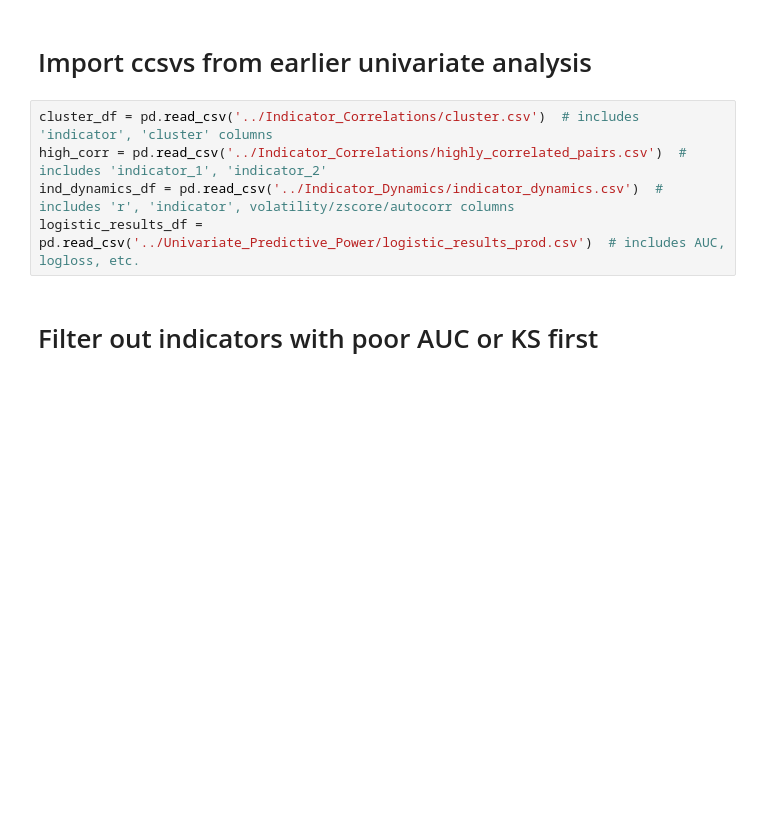
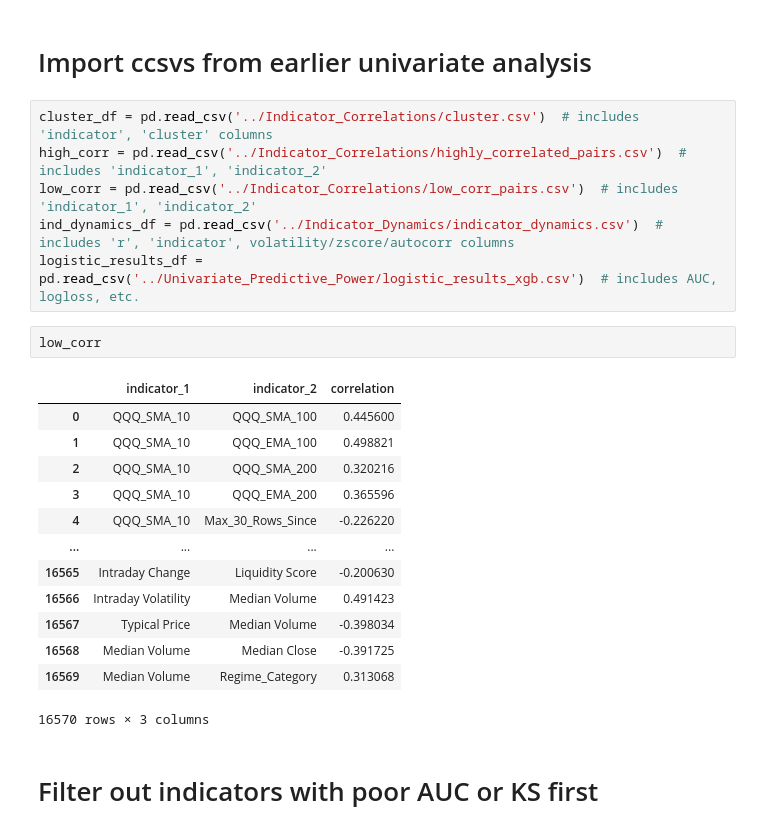
Before and after one commit to bchase17/Fracturion, a Jupyter notebook: Indicator_Selection_Pipeline/Multivariate_Interactions/multivar_interactions.ipynb, the cells around one changed output. Cells and saved outputs as stored; diff of their text form; blank space fills up the shorter version.

```diff
--- a/Indicator_Selection_Pipeline/Multivariate_Interactions/multivar_interactions.ipynb
+++ b/Indicator_Selection_Pipeline/Multivariate_Interactions/multivar_interactions.ipynb
@@ -23,8 +23,25 @@ df = df.iloc[:-101].replace([np.inf, -np.inf], 0)
 # %%
 cluster_df = pd.read_csv('../Indicator_Correlations/cluster.csv')  # includes 'indicator', 'cluster' columns
 high_corr = pd.read_csv('../Indicator_Correlations/highly_correlated_pairs.csv')  # includes 'indicator_1', 'indicator_2'
+low_corr = pd.read_csv('../Indicator_Correlations/low_corr_pairs.csv')  # includes 'indicator_1', 'indicator_2'
 ind_dynamics_df = pd.read_csv('../Indicator_Dynamics/indicator_dynamics.csv')  # includes 'r', 'indicator', volatility/zscore/autocorr columns
-logistic_results_df = pd.read_csv('../Univariate_Predictive_Power/logistic_results_prod.csv')  # includes AUC, logloss, etc.
+logistic_results_df = pd.read_csv('../Univariate_Predictive_Power/logistic_results_xgb.csv')  # includes AUC, logloss, etc.
+# %%
+low_corr
+# %% [output]
+|  | indicator_1 | indicator_2 | correlation |
+| 0 | QQQ_SMA_10 | QQQ_SMA_100 | 0.445600 |
+| 1 | QQQ_SMA_10 | QQQ_EMA_100 | 0.498821 |
+| 2 | QQQ_SMA_10 | QQQ_SMA_200 | 0.320216 |
+| 3 | QQQ_SMA_10 | QQQ_EMA_200 | 0.365596 |
+| 4 | QQQ_SMA_10 | Max_30_Rows_Since | -0.226220 |
+| ... | ... | ... | ... |
+| 16565 | Intraday Change | Liquidity Score | -0.200630 |
+| 16566 | Intraday Volatility | Median Volume | 0.491423 |
+| 16567 | Typical Price | Median Volume | -0.398034 |
+| 16568 | Median Volume | Median Close | -0.391725 |
+| 16569 | Median Volume | Regime_Category | 0.313068 |
+16570 rows × 3 columns
 # %% [markdown]
 # Filter out indicators with poor AUC or KS first
 # %%
```
Also changed, not shown: parts of 8 cells of this notebook.
